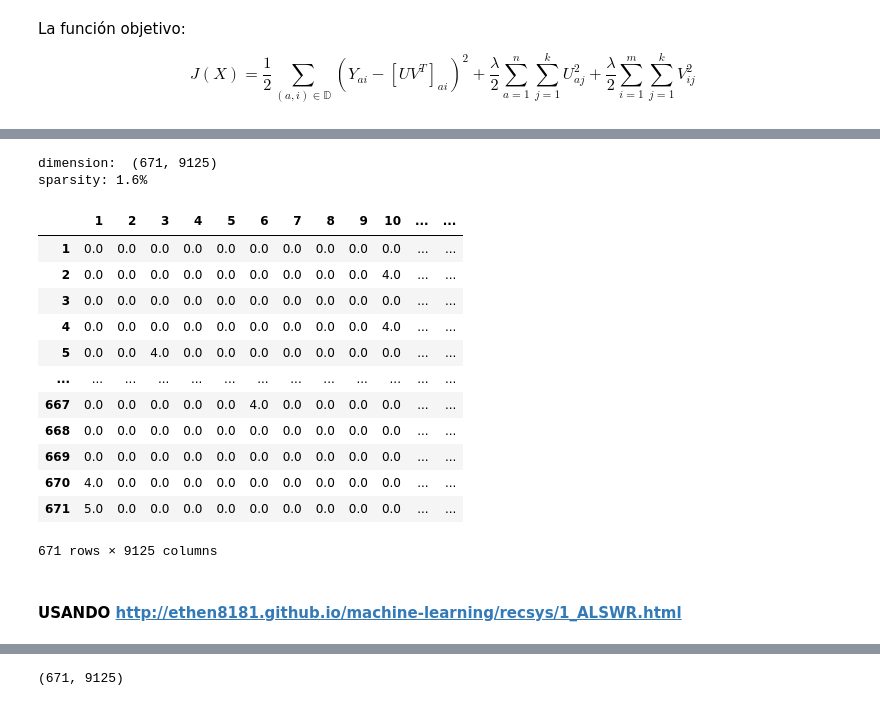
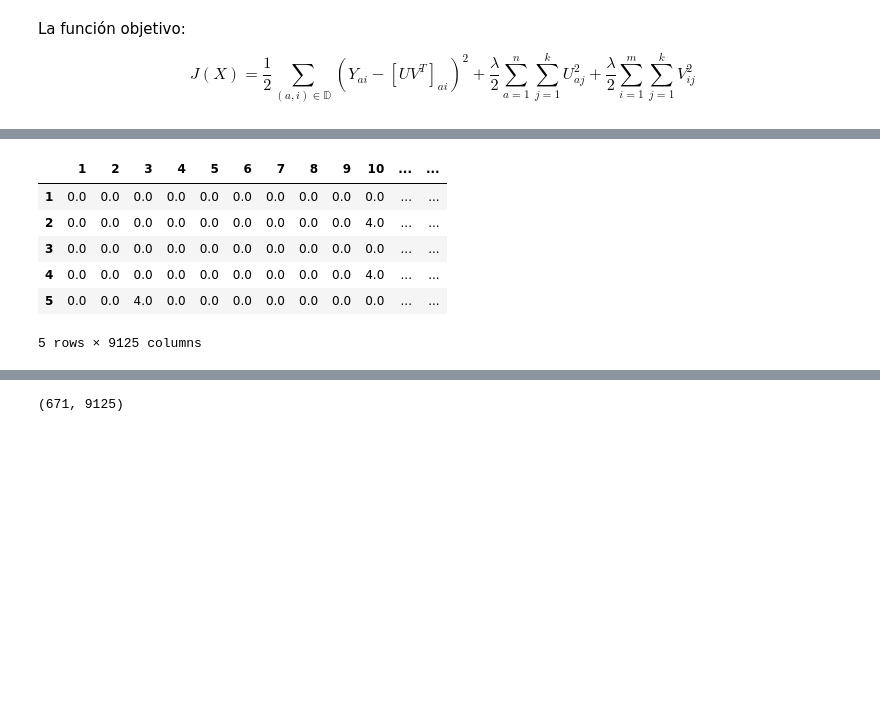
Before and after one commit to ElenaVillano/sistemas_recomendacion, a Jupyter notebook: el_bueno.ipynb, the cells around one changed output, grey strips where cells are left out. Saved outputs shown, nothing was run; the diff lists cells and outputs as text; code cells hidden in the pictures; blank space fills up the shorter version.

```diff
--- a/el_bueno.ipynb
+++ b/el_bueno.ipynb
@@ -49,30 +54,3 @@ import random
 La función objetivo:
 
 $$J(X) = \frac{1}{2} \displaystyle\sum_{(a,i)\in\mathbb{D}} \left(Y_{ai}-\left [ UV^T \right ]_{ai} \right)^2 + \frac{\lambda}{2} \displaystyle\sum_{a=1}^n \displaystyle\sum_{j=1}^k U_{aj}^2 + \frac{\lambda}{2} \displaystyle\sum_{i=1}^m \displaystyle\sum_{j=1}^k V_{ij}^2$$
-# %%
-def load_data():
-    """
-    Carga datos
-    Regresa dataframe de Usuarios, Películas y raitings
-    """
-
-    # Carga de datos
-    links_small = pd.read_csv('links_small.csv')
-    ratings_small = pd.read_csv('ratings_small.csv')
-
-    # Construyendo la matriz Y_ai
-    y_ia = links_small.set_index('movieId').join(ratings_small.set_index('movieId'))
-    y_ia = y_ia.reset_index()
-    #y_ia.pivot(index="userId", columns="movieId", values="rating")
-    y_ia = pd.DataFrame(y_ia.pivot(index='userId', columns='movieId', values='rating'))
-    y_ia = pd.DataFrame(y_ia.to_records())
-    # Eliminando usuario Nan
-    y_ia = y_ia[pd.notnull(y_ia['userId'])]
-    # Borrando columna 1 con user_id
-    y_ia = y_ia.drop(['userId'], axis=1)
-    # Cambiando Nan por zeros
-    Y_0 = y_ia.copy()
-    Y_0[np.isnan(Y_0)] = 0
-
-
-    return Y_0
@@ -79,31 +66,12 @@ def load_data():
 # %%
-ratings = load_data()
+ratings.head()
+# %% [output]
+|  | 1 | 2 | 3 | 4 | 5 | 6 | 7 | 8 | 9 | 10 | ... | ... |
+| 1 | 0.0 | 0.0 | 0.0 | 0.0 | 0.0 | 0.0 | 0.0 | 0.0 | 0.0 | 0.0 | ... | ... |
+| 2 | 0.0 | 0.0 | 0.0 | 0.0 | 0.0 | 0.0 | 0.0 | 0.0 | 0.0 | 4.0 | ... | ... |
+| 3 | 0.0 | 0.0 | 0.0 | 0.0 | 0.0 | 0.0 | 0.0 | 0.0 | 0.0 | 0.0 | ... | ... |
+| 4 | 0.0 | 0.0 | 0.0 | 0.0 | 0.0 | 0.0 | 0.0 | 0.0 | 0.0 | 4.0 | ... | ... |
+| 5 | 0.0 | 0.0 | 4.0 | 0.0 | 0.0 | 0.0 | 0.0 | 0.0 | 0.0 | 0.0 | ... | ... |
+5 rows × 9125 columns
 # %%
 n_users, n_items =  ratings.shape
-# %%
-# compute the non-zero elements in the rating matrix
-matrix_size = np.prod(ratings.shape)
-interaction = np.flatnonzero(ratings).shape[0]
-sparsity = 100 * (interaction / matrix_size)
-
-print('dimension: ', ratings.shape)
-print('sparsity: {:.1f}%'.format(sparsity))
-ratings
-# %% [output]
-dimension:  (671, 9125)
-sparsity: 1.6%
-|  | 1 | 2 | 3 | 4 | 5 | 6 | 7 | 8 | 9 | 10 | ... | ... |
-| 1 | 0.0 | 0.0 | 0.0 | 0.0 | 0.0 | 0.0 | 0.0 | 0.0 | 0.0 | 0.0 | ... | ... |
-| 2 | 0.0 | 0.0 | 0.0 | 0.0 | 0.0 | 0.0 | 0.0 | 0.0 | 0.0 | 4.0 | ... | ... |
-| 3 | 0.0 | 0.0 | 0.0 | 0.0 | 0.0 | 0.0 | 0.0 | 0.0 | 0.0 | 0.0 | ... | ... |
-| 4 | 0.0 | 0.0 | 0.0 | 0.0 | 0.0 | 0.0 | 0.0 | 0.0 | 0.0 | 4.0 | ... | ... |
-| 5 | 0.0 | 0.0 | 4.0 | 0.0 | 0.0 | 0.0 | 0.0 | 0.0 | 0.0 | 0.0 | ... | ... |
-| ... | ... | ... | ... | ... | ... | ... | ... | ... | ... | ... | ... | ... |
-| 667 | 0.0 | 0.0 | 0.0 | 0.0 | 0.0 | 4.0 | 0.0 | 0.0 | 0.0 | 0.0 | ... | ... |
-| 668 | 0.0 | 0.0 | 0.0 | 0.0 | 0.0 | 0.0 | 0.0 | 0.0 | 0.0 | 0.0 | ... | ... |
-| 669 | 0.0 | 0.0 | 0.0 | 0.0 | 0.0 | 0.0 | 0.0 | 0.0 | 0.0 | 0.0 | ... | ... |
-| 670 | 4.0 | 0.0 | 0.0 | 0.0 | 0.0 | 0.0 | 0.0 | 0.0 | 0.0 | 0.0 | ... | ... |
-| 671 | 5.0 | 0.0 | 0.0 | 0.0 | 0.0 | 0.0 | 0.0 | 0.0 | 0.0 | 0.0 | ... | ... |
-671 rows × 9125 columns
-# %% [markdown]
-#### USANDO http://ethen8181.github.io/machine-learning/recsys/1_ALSWR.html
```
Also changed, not shown: parts of 38 cells of this notebook.
